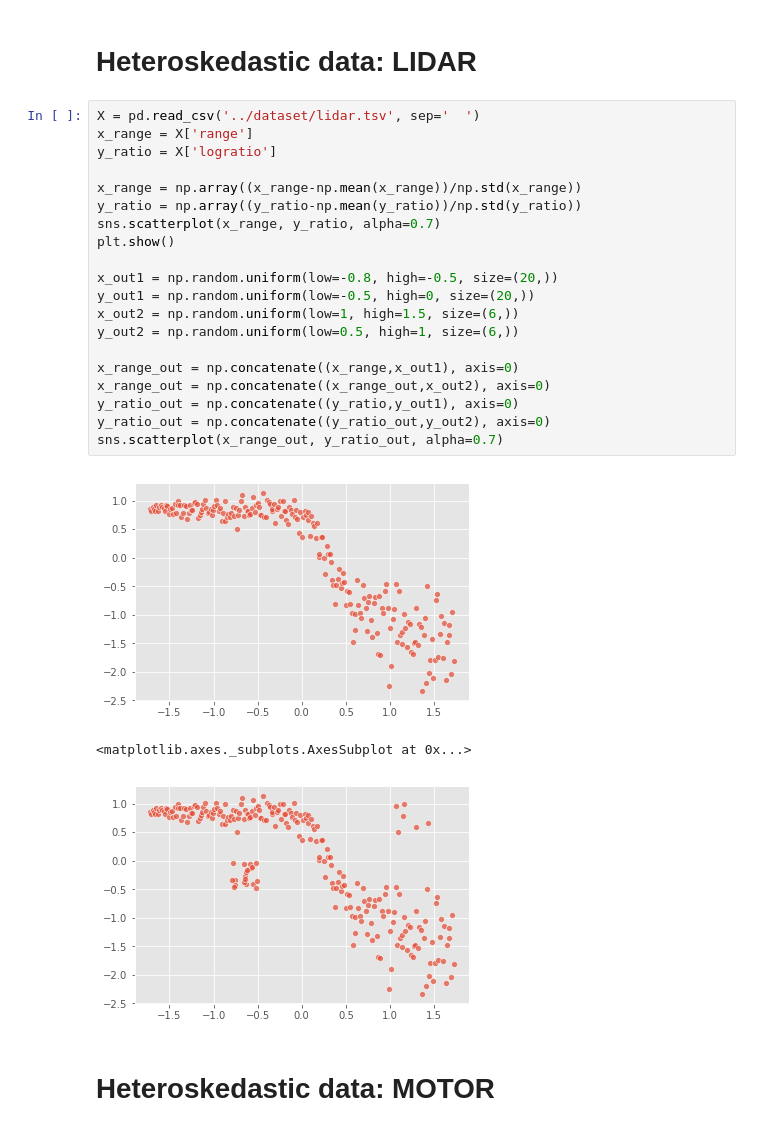
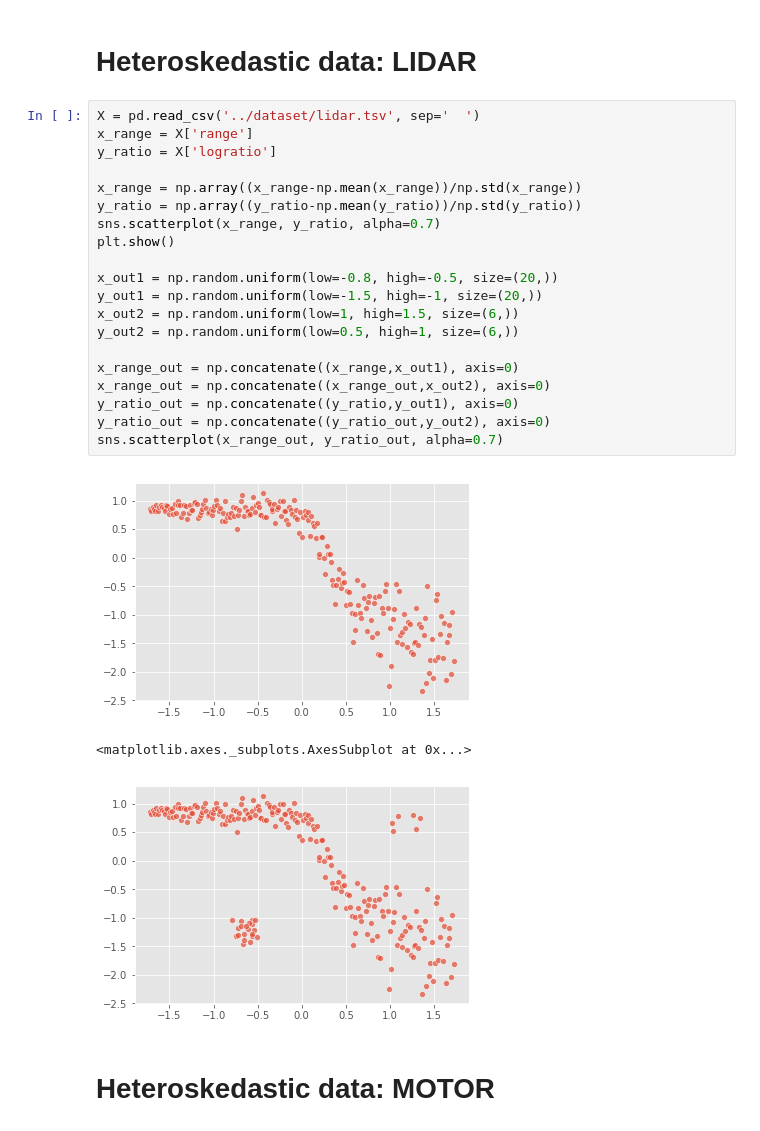
Before and after one commit to Kenta426/heteroscedastic_robust_regression, a Jupyter notebook: notebook/Real_Datasets_KFold.ipynb, the cells around one changed output. Saved outputs shown, nothing was run; the diff lists cells and outputs as text.

```diff
--- a/notebook/Real_Datasets_KFold.ipynb
+++ b/notebook/Real_Datasets_KFold.ipynb
@@ -210,27 +245,27 @@ class Adaptive(object):
 # %%
 X = pd.read_csv('../dataset/lidar.tsv', sep='  ')
 x_range = X['range']
 y_ratio = X['logratio']
 
 x_range = np.array((x_range-np.mean(x_range))/np.std(x_range))
 y_ratio = np.array((y_ratio-np.mean(y_ratio))/np.std(y_ratio))
 sns.scatterplot(x_range, y_ratio, alpha=0.7)
 plt.show()
 
 x_out1 = np.random.uniform(low=-0.8, high=-0.5, size=(20,))
-y_out1 = np.random.uniform(low=-0.5, high=0, size=(20,))
+y_out1 = np.random.uniform(low=-1.5, high=-1, size=(20,))
 x_out2 = np.random.uniform(low=1, high=1.5, size=(6,))
 y_out2 = np.random.uniform(low=0.5, high=1, size=(6,))
 
 x_range_out = np.concatenate((x_range,x_out1), axis=0)
 x_range_out = np.concatenate((x_range_out,x_out2), axis=0)
 y_ratio_out = np.concatenate((y_ratio,y_out1), axis=0)
 y_ratio_out = np.concatenate((y_ratio_out,y_out2), axis=0)
 sns.scatterplot(x_range_out, y_ratio_out, alpha=0.7)
 # %% [output]
 [figure]
 <matplotlib.axes._subplots.AxesSubplot at 0x...>
-[figure, old version]
+[figure, new version]
 # %% [markdown]
 # Heteroskedastic data: MOTOR
 # %%
```
Also changed, not shown: parts of 10 cells of this notebook.
